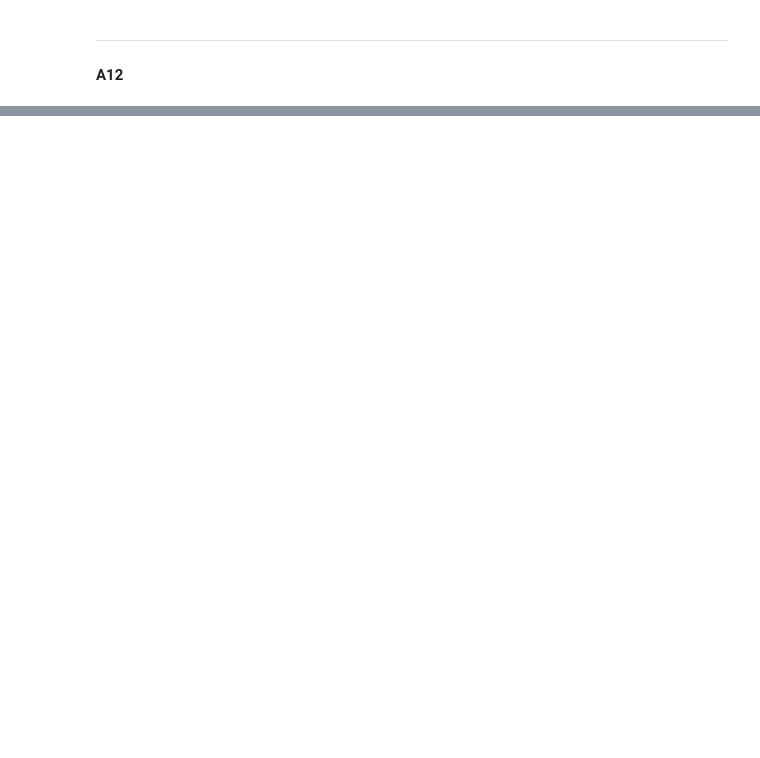
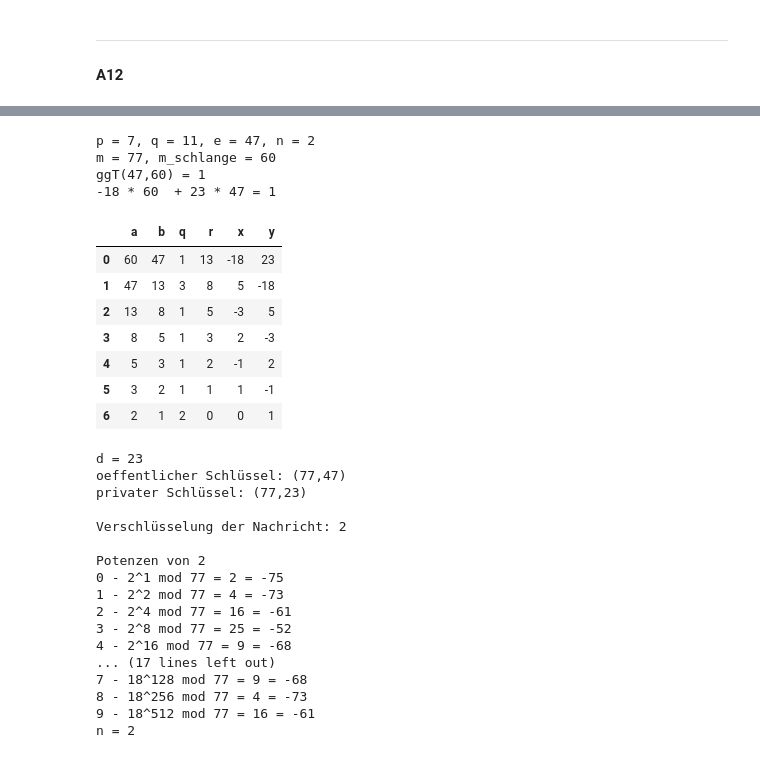
Before and after one commit to ktheu/MathePlus, a Jupyter notebook: zahlentheorie/Aufgaben.ipynb, the cells around one changed output, grey strips where cells are left out. Cells and saved outputs as stored; diff of their text form; code cells hidden in the pictures; blank space fills up the shorter version.

```diff
--- a/zahlentheorie/Aufgaben.ipynb
+++ b/zahlentheorie/Aufgaben.ipynb
@@ -384,0 +731,4 @@ Die 77er-Reihe
+# %%
+# rsa_3
+p, q, e, n = 7, 11, 47, 2
+rsa_uebung(p,q,e,n)
@@ -384,0 +755,32 @@ Die 77er-Reihe
+# %%
+rsa_loesung(p,q,e,n)
+# %% [output]
+p = 7, q = 11, e = 47, n = 2
+m = 77, m_schlange = 60
+ggT(47,60) = 1
+-18 * 60  + 23 * 47 = 1
+|  | a | b | q | r | x | y |
+| 0 | 60 | 47 | 1 | 13 | -18 | 23 |
+| 1 | 47 | 13 | 3 | 8 | 5 | -18 |
+| 2 | 13 | 8 | 1 | 5 | -3 | 5 |
+| 3 | 8 | 5 | 1 | 3 | 2 | -3 |
+| 4 | 5 | 3 | 1 | 2 | -1 | 2 |
+| 5 | 3 | 2 | 1 | 1 | 1 | -1 |
+| 6 | 2 | 1 | 2 | 0 | 0 | 1 |
+d = 23
+oeffentlicher Schlüssel: (77,47)
+privater Schlüssel: (77,23)
+
+Verschlüsselung der Nachricht: 2
+
+Potenzen von 2
+0 - 2^1 mod 77 = 2 = -75
+1 - 2^2 mod 77 = 4 = -73
+2 - 2^4 mod 77 = 16 = -61
+3 - 2^8 mod 77 = 25 = -52
+4 - 2^16 mod 77 = 9 = -68
+... (17 lines left out)
+7 - 18^128 mod 77 = 9 = -68
+8 - 18^256 mod 77 = 4 = -73
+9 - 18^512 mod 77 = 16 = -61
+n = 2
```
Also changed, not shown: parts of 29 cells of this notebook, 4 other files.
